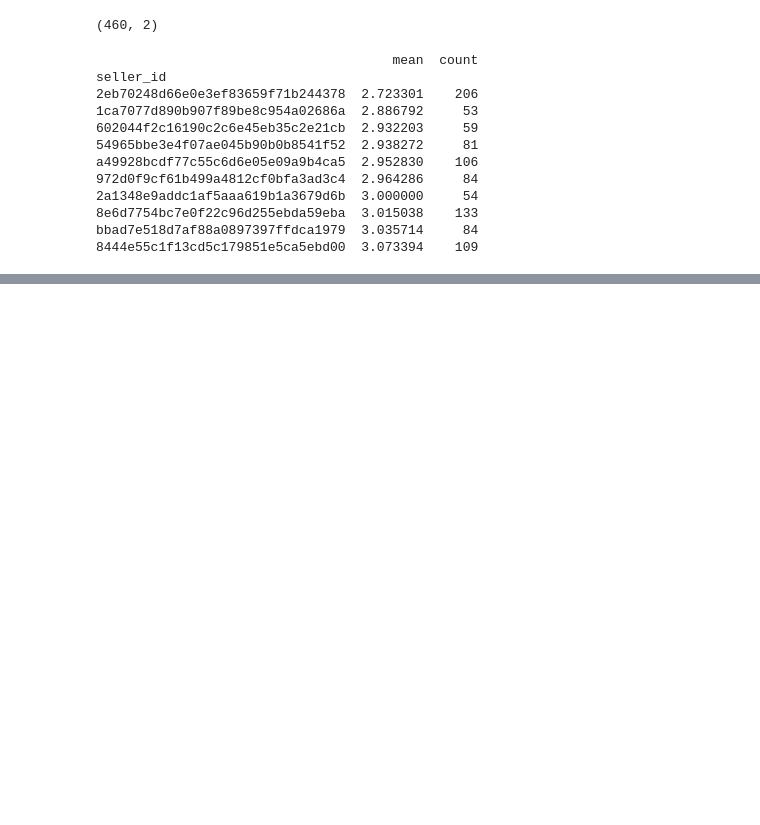
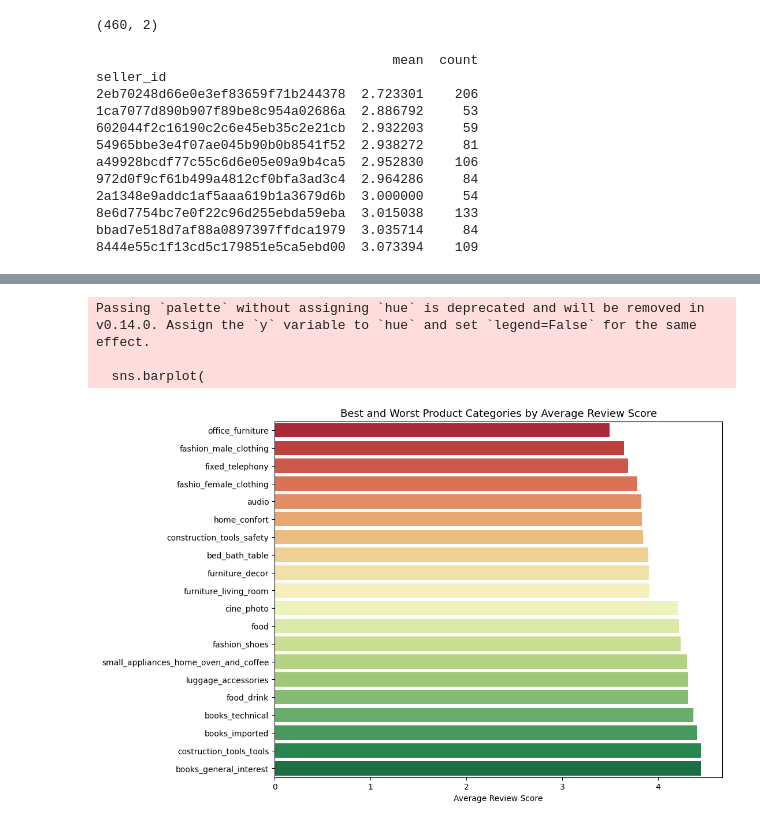
Before and after one commit to HannahPeyambari/Analyzing-customer-satisfaction, a Jupyter notebook: 01_Olist.ipynb, the cells around one changed output, grey strips where cells are left out. Saved outputs shown, nothing was run; the diff lists cells and outputs as text; code cells hidden in the pictures; blank space fills up the shorter version.

```diff
--- a/01_Olist.ipynb
+++ b/01_Olist.ipynb
@@ -566,0 +594,8 @@ bbad7e518d7af88a0897397ffdca1979  3.035714     84
+# %%
+# Get the 10 worst and 10 best categories (by average score) from reliable_categories
+worst_10 = reliable_categories.head(10)
+best_10 = reliable_categories.tail(10)
+
+# Combine them into one dataframe for plotting
+top_bottom_categories = pd.concat([worst_10, best_10])
+top_bottom_categories
@@ -566,0 +621,17 @@ bbad7e518d7af88a0897397ffdca1979  3.035714     84
+# %%
+plt.figure(figsize=(10, 8))
+sns.barplot(
+    data=top_bottom_categories.reset_index(),
+    y='product_category_name_english',
+    x='mean',
+    palette='RdYlGn'
+)
+plt.title('Best and Worst Product Categories by Average Review Score', fontsize=13)
+plt.xlabel('Average Review Score')
+plt.ylabel('')
+plt.show()
+# %% [output]
+Passing `palette` without assigning `hue` is deprecated and will be removed in v0.14.0. Assign the `y` variable to `hue` and set `legend=False` for the same effect.
+
+  sns.barplot(
+[figure, added]
```
Also changed, not shown: parts of 5 cells of this notebook.
